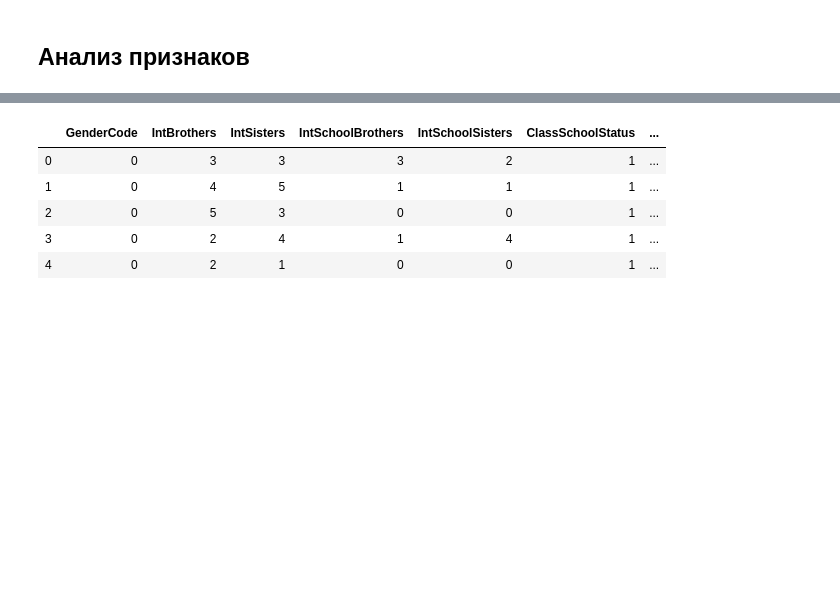
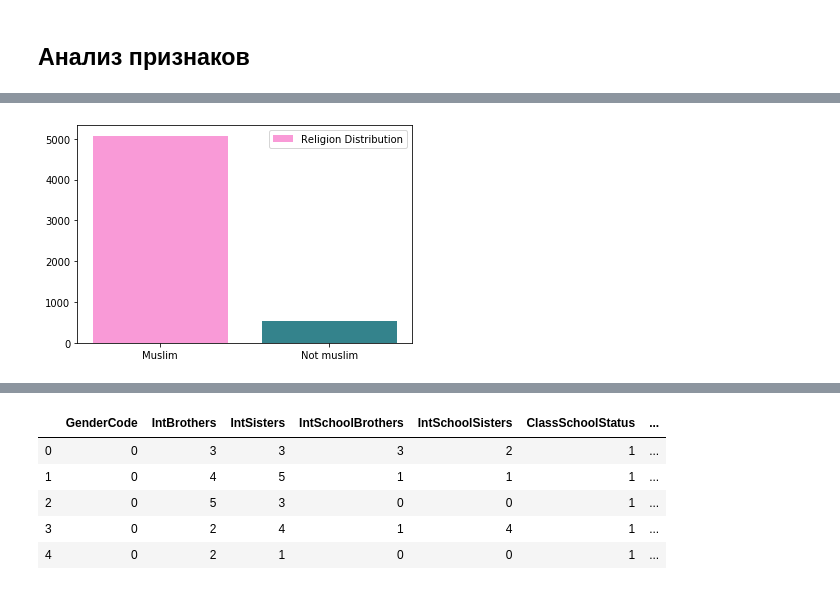
Before and after one commit to fedotovdiana/analysis-project, a Jupyter notebook: education-fedotova-melnikova-2course .ipynb, the cells around one changed output, grey strips where cells are left out. Drawn from its saved outputs; the diff is of its cells as text; code cells hidden in the pictures; blank space fills up the shorter version.

```diff
--- a/education-fedotova-melnikova-2course .ipynb
+++ b/education-fedotova-melnikova-2course .ipynb
@@ -86,0 +116,15 @@ memory usage: 569.8+ KB
+# %%
+# Анализ по религии
+not_muslim = len(df[df['Religion'] == 0])
+muslim = len(df[df['Religion'] == 1])
+
+x = np.array(['Muslim', 'Not muslim'])
+y = np.array([muslim, not_muslim])
+
+colors = np.random.rand(7, 4)    # RGB
+plt.bar(x, y, label = 'Religion Distribution', color = colors)
+plt.legend()
+plt.savefig('Religion.png')
+plt.show()
+# %% [output]
+[figure, added]
```
Also changed, not shown: parts of 8 cells of this notebook, 5 other files.
